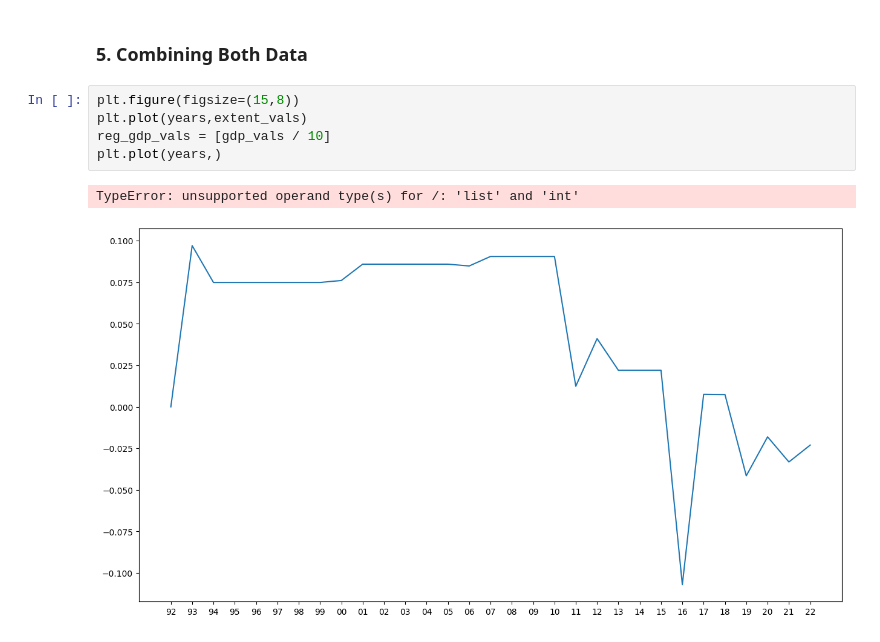
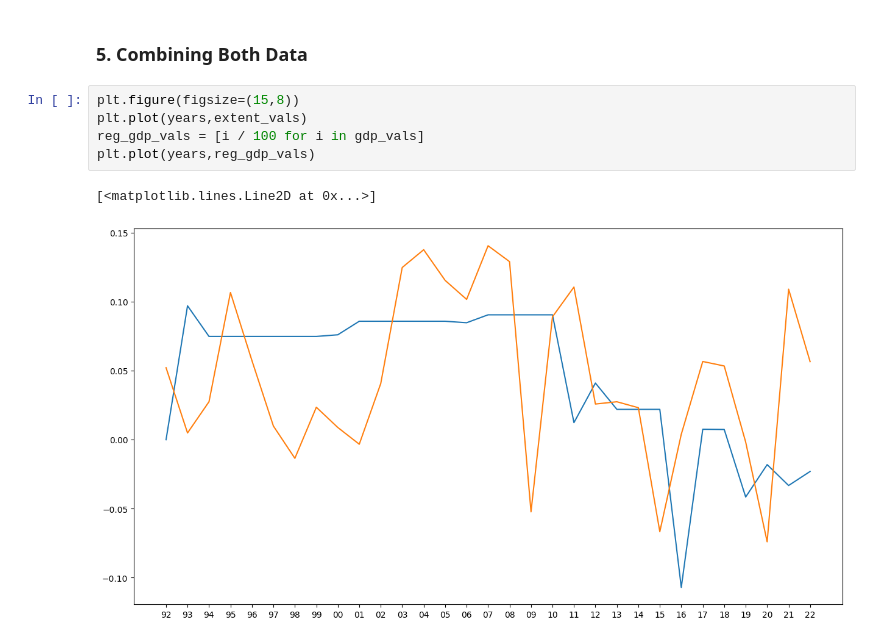
Before and after one commit to sdata07/Forest-Area-Predictor, a Jupyter notebook: main/main.ipynb, the cells around one changed output. Saved outputs shown, nothing was run; the diff lists cells and outputs as text.

Commit message:
Resolved presentation error

```diff
--- a/main/main.ipynb
+++ b/main/main.ipynb
@@ -274,8 +274,8 @@ plt.plot(years, extent_vals)
 # %%
 plt.figure(figsize=(15,8))
 plt.plot(years,extent_vals)
-reg_gdp_vals = [gdp_vals / 10]
-plt.plot(years,)
+reg_gdp_vals = [i / 100 for i in gdp_vals]
+plt.plot(years,reg_gdp_vals)
 # %% [output]
-TypeError: unsupported operand type(s) for /: 'list' and 'int'
+[<matplotlib.lines.Line2D at 0x...>]
-[figure, old version]
+[figure, new version]
```
